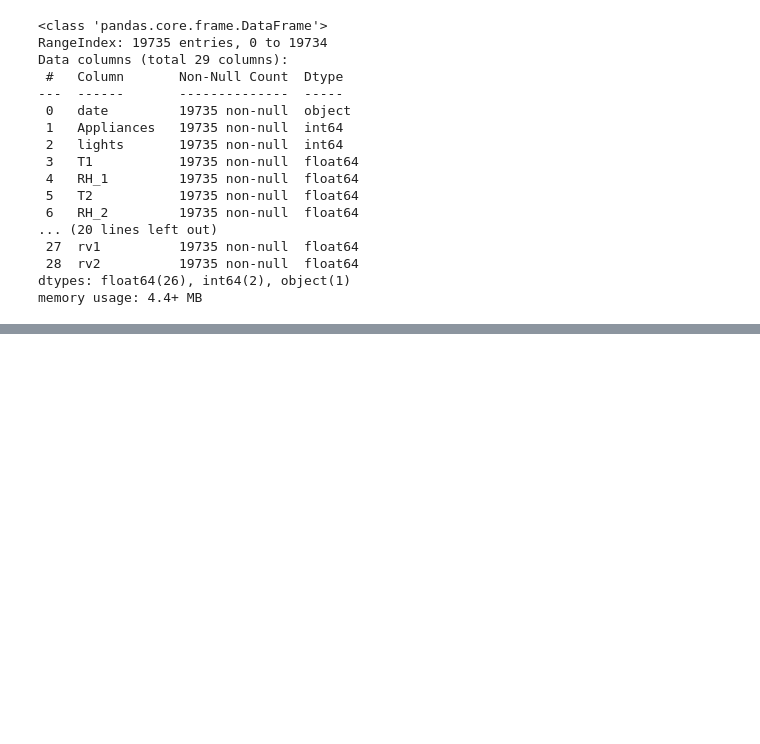
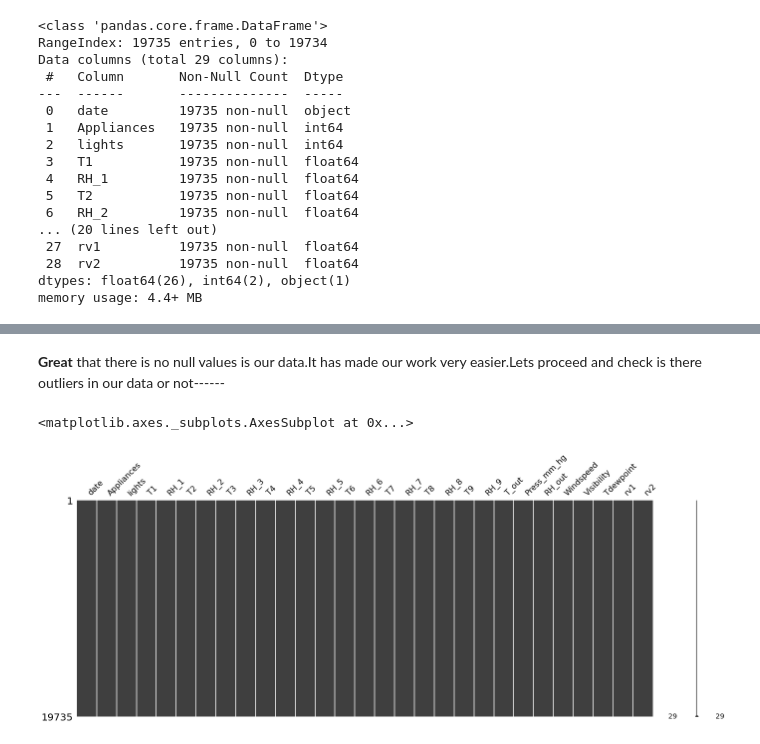
Before and after one commit to Shailendra114/Appliances-Energy-Prediction, a Jupyter notebook: Appliances_Energy_Prediction(Machine_Learnng_Capstone_Project).ipynb, the cells around one changed output, grey strips where cells are left out. Saved outputs shown, nothing was run; the diff lists cells and outputs as text; code cells hidden in the pictures; blank space fills up the shorter version.

Commit message:
Started cleaning the Data

```diff
--- a/Appliances_Energy_Prediction(Machine_Learnng_Capstone_Project).ipynb
+++ b/Appliances_Energy_Prediction(Machine_Learnng_Capstone_Project).ipynb
@@ -190,0 +249,9 @@ memory usage: 4.4+ MB
+# %% [markdown]
+**Great** that there is no null values is our data.It has made our work very easier.Lets proceed and check is there outliers in our data or not------
+# %%
+#lets se  null values in the form of graph using missingno
+pd.DataFrame(df.isna().sum(), columns=["records missing"]).T
+mno.matrix(df, figsize = (23,8))
+# %% [output]
+<matplotlib.axes._subplots.AxesSubplot at 0x...>
+[figure, added]
```
Also changed, not shown: parts of 9 cells of this notebook.
